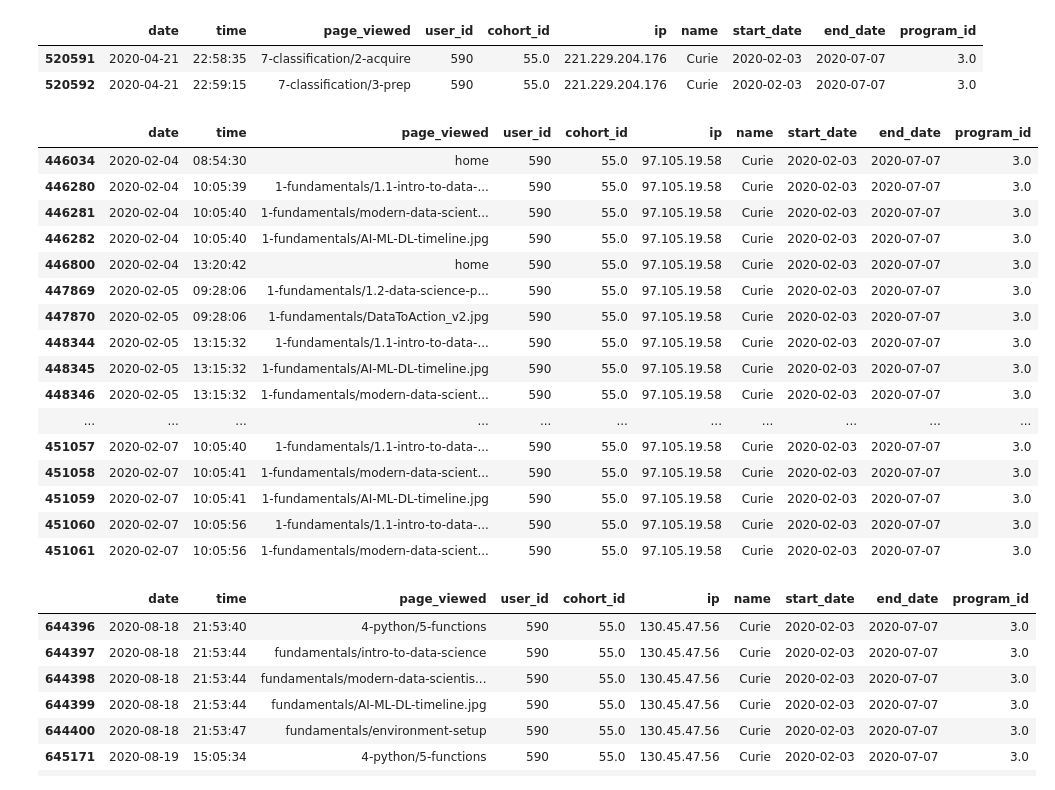
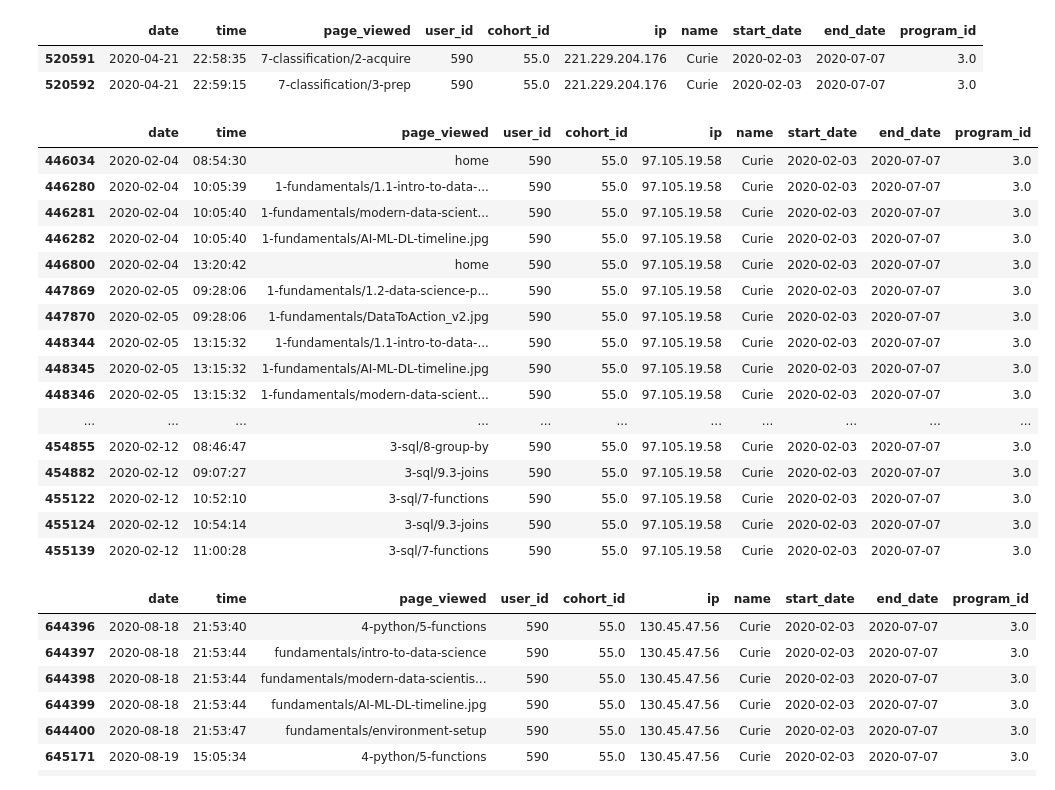
Before and after one commit to AI-Gomez/anomaly-detection-project, a Jupyter notebook: notebook.ipynb, the cells around one changed output. Saved outputs shown, nothing was run; the diff lists cells and outputs as text; code cells hidden in the pictures.

```diff
--- a/notebook.ipynb
+++ b/notebook.ipynb
@@ -1413,25 +1394,25 @@ df_ds[df_ds['ip'] == '221.229.204.176']
 | 520591 | 2020-04-21 | 22:58:35 | 7-classification/2-acquire | 590 | 55.0 | 221.229.204.176 | Curie | 2020-02-03 | 2020-07-07 | 3.0 |
 | 520592 | 2020-04-21 | 22:59:15 | 7-classification/3-prep | 590 | 55.0 | 221.229.204.176 | Curie | 2020-02-03 | 2020-07-07 | 3.0 |
 # %%
-df_ds[df_ds['user_id'] == 590].head(40)
+df_ds[df_ds['user_id'] == 590].head(100)
 # %% [output]
 |  | date | time | page_viewed | user_id | cohort_id | ip | name | start_date | end_date | program_id |
 | 446034 | 2020-02-04 | 08:54:30 | home | 590 | 55.0 | 97.105.19.58 | Curie | 2020-02-03 | 2020-07-07 | 3.0 |
 | 446280 | 2020-02-04 | 10:05:39 | 1-fundamentals/1.1-intro-to-data-... | 590 | 55.0 | 97.105.19.58 | Curie | 2020-02-03 | 2020-07-07 | 3.0 |
 | 446281 | 2020-02-04 | 10:05:40 | 1-fundamentals/modern-data-scient... | 590 | 55.0 | 97.105.19.58 | Curie | 2020-02-03 | 2020-07-07 | 3.0 |
 | 446282 | 2020-02-04 | 10:05:40 | 1-fundamentals/AI-ML-DL-timeline.jpg | 590 | 55.0 | 97.105.19.58 | Curie | 2020-02-03 | 2020-07-07 | 3.0 |
 | 446800 | 2020-02-04 | 13:20:42 | home | 590 | 55.0 | 97.105.19.58 | Curie | 2020-02-03 | 2020-07-07 | 3.0 |
 | 447869 | 2020-02-05 | 09:28:06 | 1-fundamentals/1.2-data-science-p... | 590 | 55.0 | 97.105.19.58 | Curie | 2020-02-03 | 2020-07-07 | 3.0 |
 | 447870 | 2020-02-05 | 09:28:06 | 1-fundamentals/DataToAction_v2.jpg | 590 | 55.0 | 97.105.19.58 | Curie | 2020-02-03 | 2020-07-07 | 3.0 |
 | 448344 | 2020-02-05 | 13:15:32 | 1-fundamentals/1.1-intro-to-data-... | 590 | 55.0 | 97.105.19.58 | Curie | 2020-02-03 | 2020-07-07 | 3.0 |
 | 448345 | 2020-02-05 | 13:15:32 | 1-fundamentals/AI-ML-DL-timeline.jpg | 590 | 55.0 | 97.105.19.58 | Curie | 2020-02-03 | 2020-07-07 | 3.0 |
 | 448346 | 2020-02-05 | 13:15:32 | 1-fundamentals/modern-data-scient... | 590 | 55.0 | 97.105.19.58 | Curie | 2020-02-03 | 2020-07-07 | 3.0 |
 | ... | ... | ... | ... | ... | ... | ... | ... | ... | ... | ... |
-| 451057 | 2020-02-07 | 10:05:40 | 1-fundamentals/1.1-intro-to-data-... | 590 | 55.0 | 97.105.19.58 | Curie | 2020-02-03 | 2020-07-07 | 3.0 |
-| 451058 | 2020-02-07 | 10:05:41 | 1-fundamentals/modern-data-scient... | 590 | 55.0 | 97.105.19.58 | Curie | 2020-02-03 | 2020-07-07 | 3.0 |
-| 451059 | 2020-02-07 | 10:05:41 | 1-fundamentals/AI-ML-DL-timeline.jpg | 590 | 55.0 | 97.105.19.58 | Curie | 2020-02-03 | 2020-07-07 | 3.0 |
-| 451060 | 2020-02-07 | 10:05:56 | 1-fundamentals/1.1-intro-to-data-... | 590 | 55.0 | 97.105.19.58 | Curie | 2020-02-03 | 2020-07-07 | 3.0 |
-| 451061 | 2020-02-07 | 10:05:56 | 1-fundamentals/modern-data-scient... | 590 | 55.0 | 97.105.19.58 | Curie | 2020-02-03 | 2020-07-07 | 3.0 |
+| 454855 | 2020-02-12 | 08:46:47 | 3-sql/8-group-by | 590 | 55.0 | 97.105.19.58 | Curie | 2020-02-03 | 2020-07-07 | 3.0 |
+| 454882 | 2020-02-12 | 09:07:27 | 3-sql/9.3-joins | 590 | 55.0 | 97.105.19.58 | Curie | 2020-02-03 | 2020-07-07 | 3.0 |
+| 455122 | 2020-02-12 | 10:52:10 | 3-sql/7-functions | 590 | 55.0 | 97.105.19.58 | Curie | 2020-02-03 | 2020-07-07 | 3.0 |
+| 455124 | 2020-02-12 | 10:54:14 | 3-sql/9.3-joins | 590 | 55.0 | 97.105.19.58 | Curie | 2020-02-03 | 2020-07-07 | 3.0 |
+| 455139 | 2020-02-12 | 11:00:28 | 3-sql/7-functions | 590 | 55.0 | 97.105.19.58 | Curie | 2020-02-03 | 2020-07-07 | 3.0 |
 # %%
 df_ds[df_ds['user_id'] == 590].tail(40)
 # %% [output]
```
Also changed, not shown: parts of 33 cells of this notebook.
